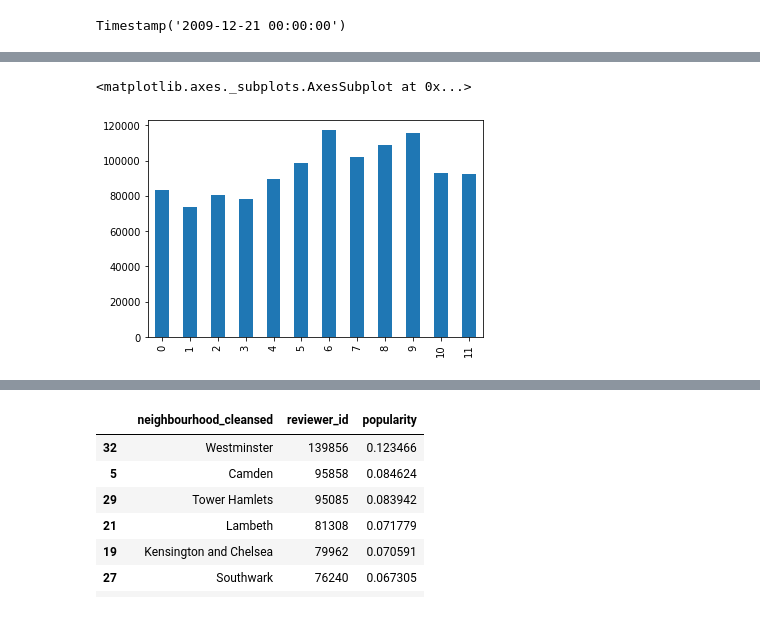
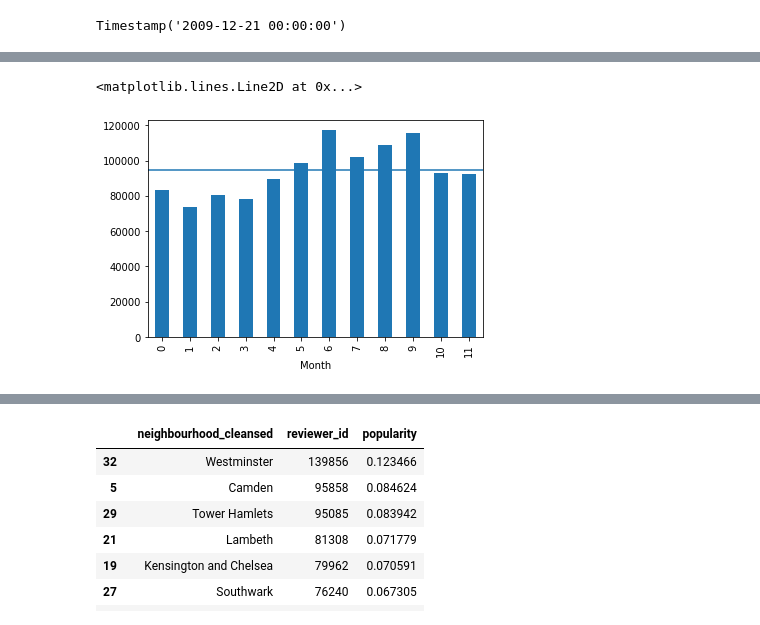
Before and after one commit to belya/test-task, a Jupyter notebook: seasonality.ipynb, the cells around one changed output, grey strips where cells are left out. Saved outputs shown, nothing was run; the diff lists cells and outputs as text; code cells hidden in the pictures.

```diff
--- a/seasonality.ipynb
+++ b/seasonality.ipynb
@@ -29,0 +46,2 @@ total_popularity_df = popularity_df.groupby(["month"])["reviewer_id"].sum().rese
+# %%
+total_popularity_df["month_name"] = total_popularity_df["month"]
@@ -30,8 +51,10 @@ total_popularity_df = popularity_df.groupby(["month"])["reviewer_id"].sum().rese
 # %%
 total_popularity_df.sort_values("month", ascending=True)["reviewer_id"].plot(kind="bar")
+plt.xlabel("Month")
+plt.axhline(total_popularity_df["reviewer_id"].mean(), label="Average Reviewers")
 # %% [output]
-<matplotlib.axes._subplots.AxesSubplot at 0x...>
+<matplotlib.lines.Line2D at 0x...>
-[figure, old version]
+[figure, new version]
 # %%
 regions_popularity_df = popularity_df.groupby(["neighbourhood_cleansed"])["reviewer_id"].sum().reset_index()
 # %%
```
Also changed, not shown: parts of 6 cells of this notebook, 8 other files.
